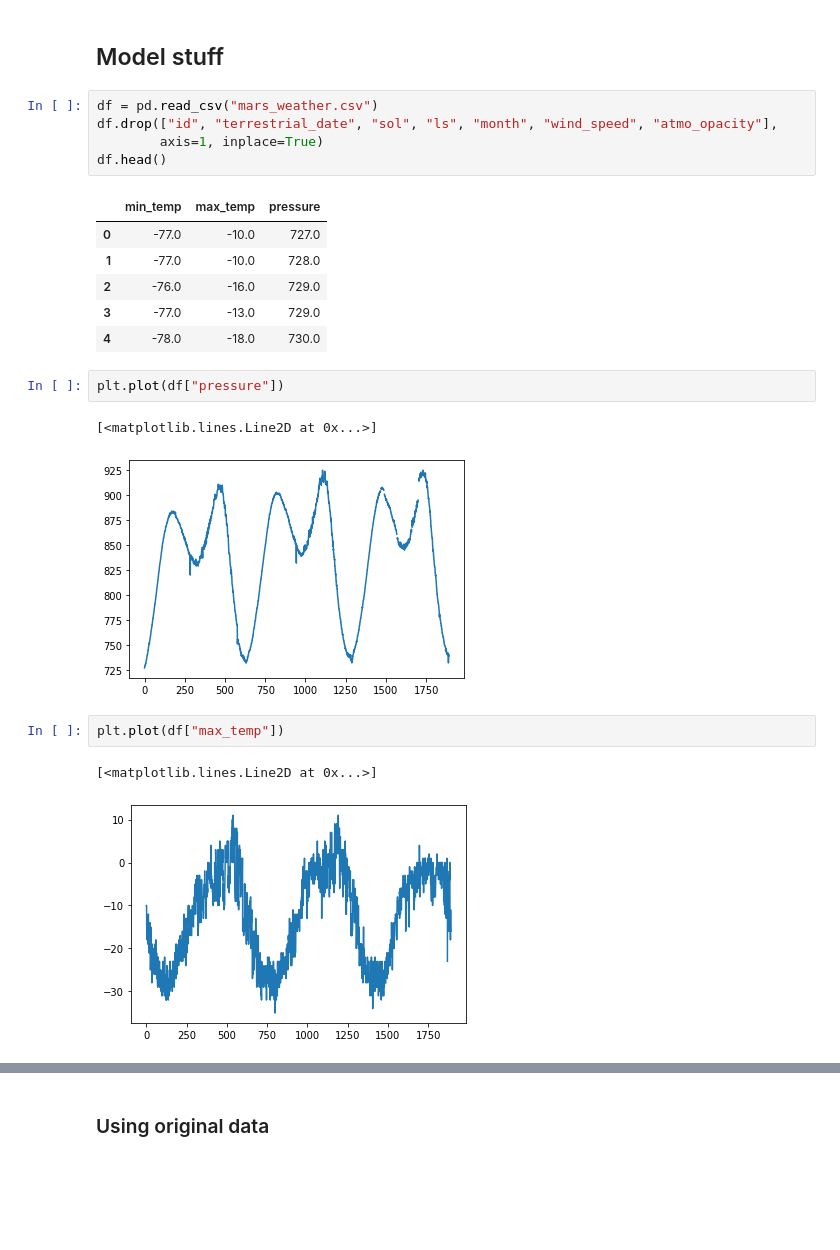
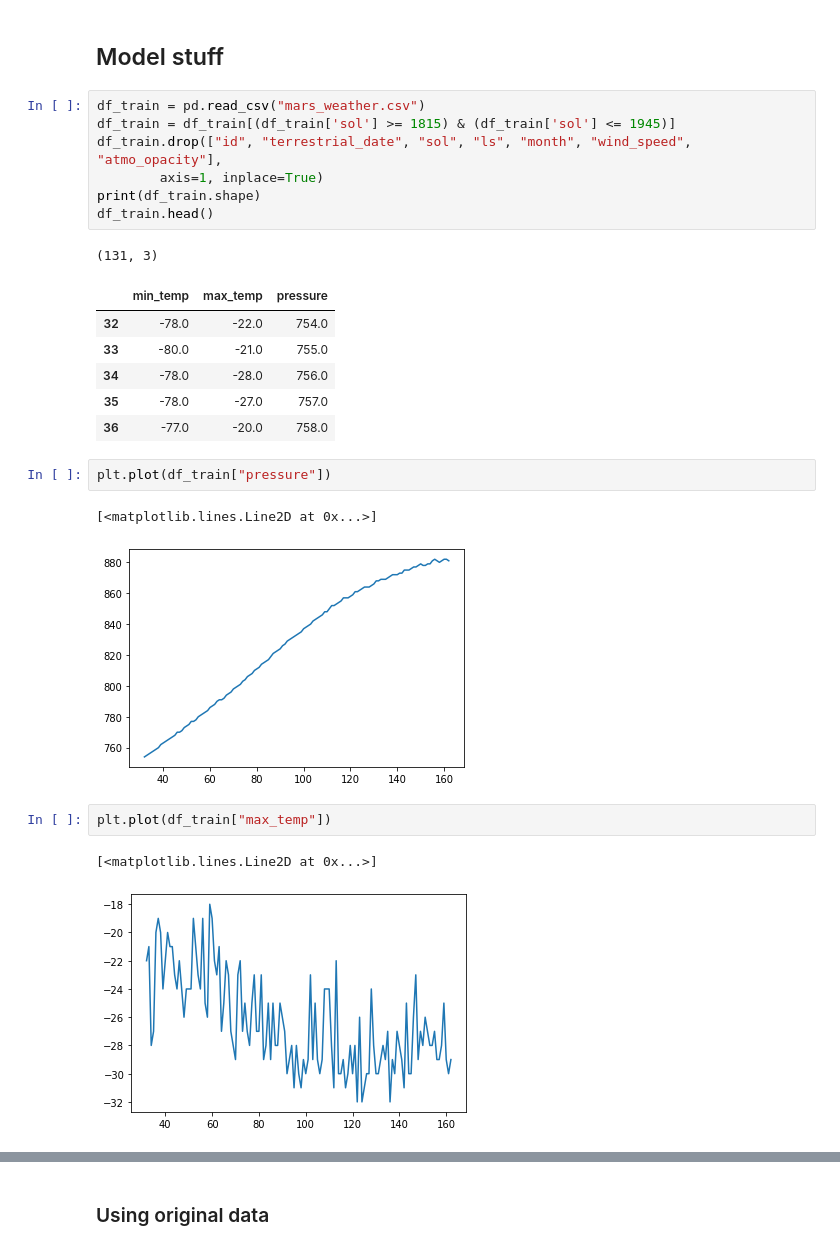
Before and after one commit to tangcc35/DATA1050_DanTheBest, a Jupyter notebook: test_api.ipynb, the cells around one changed output, grey strips where cells are left out. Drawn from its saved outputs; the diff is of its cells as text; blank space fills up the shorter version.

```diff
--- a/test_api.ipynb
+++ b/test_api.ipynb
@@ -17,25 +18,28 @@ pio.templates.default = "plotly_dark"
 # %% [markdown]
 ## Model stuff
 # %%
-df = pd.read_csv("mars_weather.csv")
-df.drop(["id", "terrestrial_date", "sol", "ls", "month", "wind_speed", "atmo_opacity"],
+df_train = pd.read_csv("mars_weather.csv")
+df_train = df_train[(df_train['sol'] >= 1815) & (df_train['sol'] <= 1945)]
+df_train.drop(["id", "terrestrial_date", "sol", "ls", "month", "wind_speed", "atmo_opacity"],
         axis=1, inplace=True)
-df.head()
+print(df_train.shape)
+df_train.head()
 # %% [output]
+(131, 3)
 |  | min_temp | max_temp | pressure |
-| 0 | -77.0 | -10.0 | 727.0 |
-| 1 | -77.0 | -10.0 | 728.0 |
-| 2 | -76.0 | -16.0 | 729.0 |
-| 3 | -77.0 | -13.0 | 729.0 |
-| 4 | -78.0 | -18.0 | 730.0 |
+| 32 | -78.0 | -22.0 | 754.0 |
+| 33 | -80.0 | -21.0 | 755.0 |
+| 34 | -78.0 | -28.0 | 756.0 |
+| 35 | -78.0 | -27.0 | 757.0 |
+| 36 | -77.0 | -20.0 | 758.0 |
 # %%
-plt.plot(df["pressure"])
+plt.plot(df_train["pressure"])
 # %% [output]
 [<matplotlib.lines.Line2D at 0x...>]
-[figure, old version]
+[figure, new version]
 # %%
-plt.plot(df["max_temp"])
+plt.plot(df_train["max_temp"])
 # %% [output]
 [<matplotlib.lines.Line2D at 0x...>]
-[figure, old version]
+[figure, new version]
 # %%
```
Also changed, not shown: parts of 30 cells of this notebook, 1 other file.
